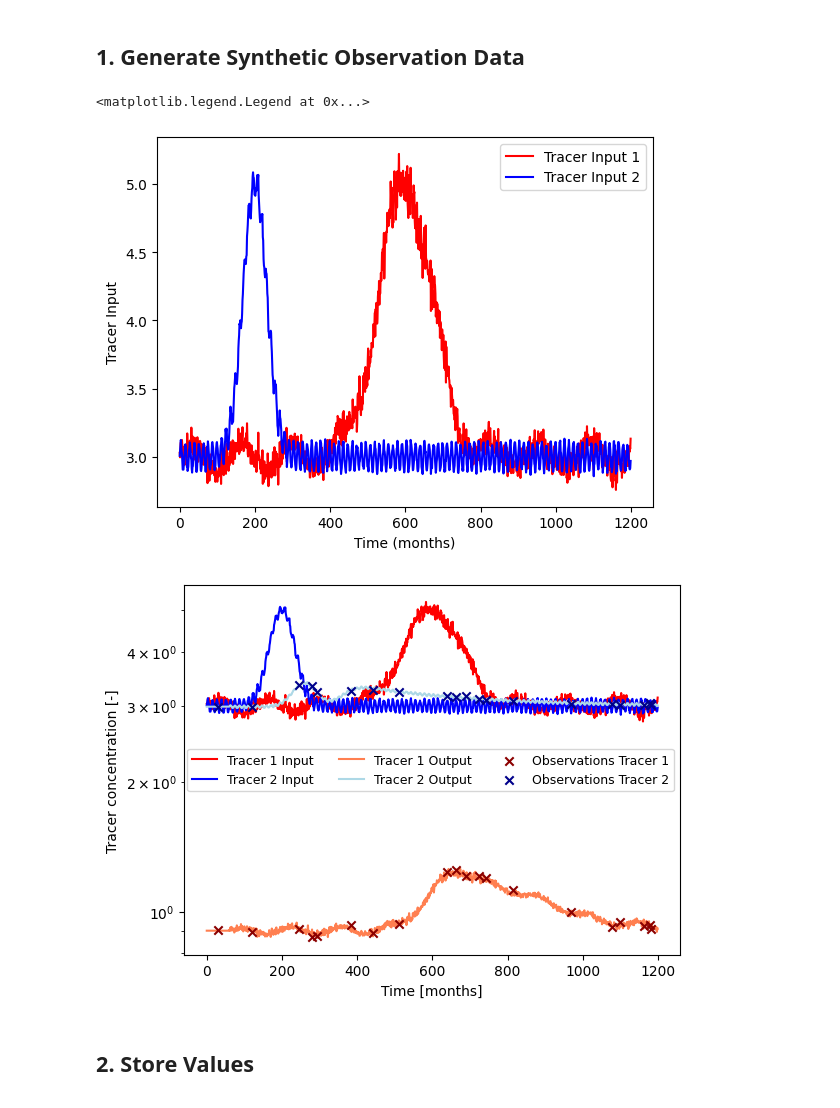
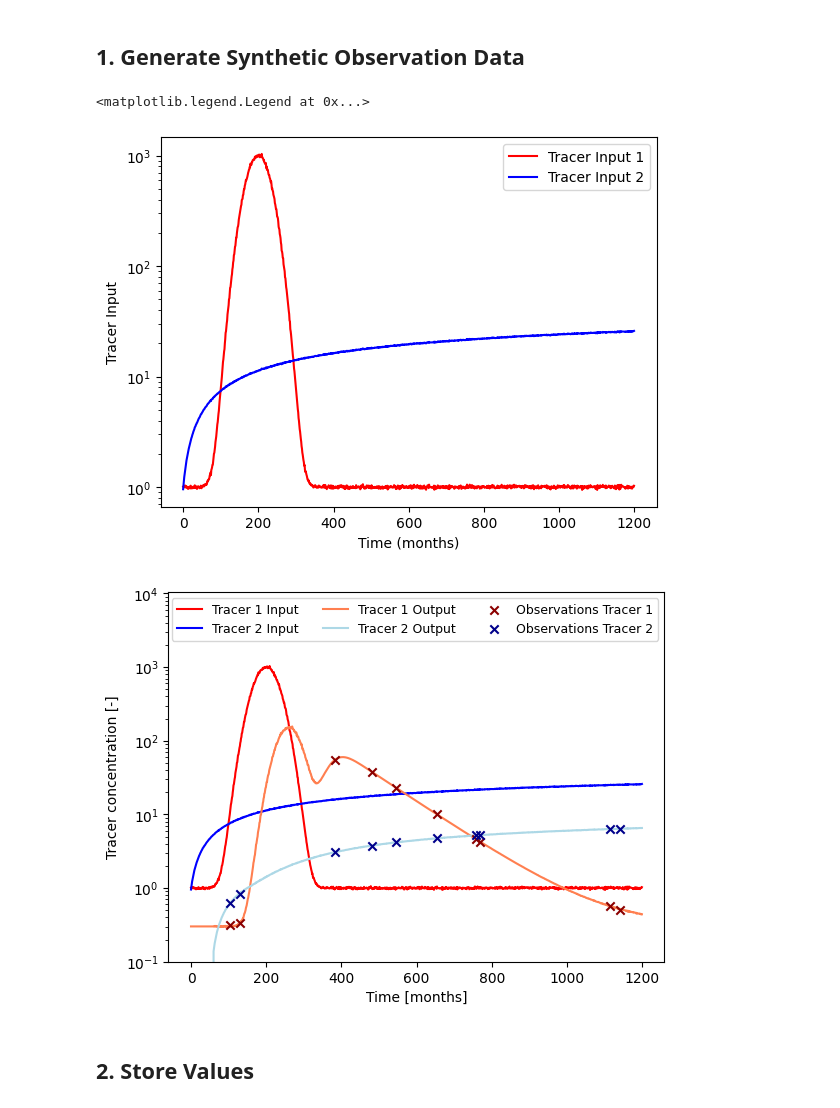
Before and after one commit to iGW-TU-Dresden/PyTracerLab, a Jupyter notebook: docs/examples/example_05.ipynb, the cells around one changed output. Cells and saved outputs as stored; diff of their text form; code cells hidden in the pictures.

```diff
--- a/docs/examples/example_05.ipynb
+++ b/docs/examples/example_05.ipynb
@@ -22,10 +23,9 @@ input_series_1 = np.ones(len(timesteps))
 # we add a pulse of higher tracer input during some years, similar to the
 # increase in tritium in the atmosphere
 # this is just a bell-shaped pulse
-offset = 600.
-scale = - 0.0001 # negative; closer to zero means wider pulse
-input_series_1 += 2 * np.exp(scale * ((timesteps - offset) ** 2))
-input_series_1 += .1 * np.sin(timesteps * 2 * np.pi / (12.0 * 11)) + 2
+offset = 200.
+scale = - 0.0005 # negative; closer to zero means wider pulse
+input_series_1 += 1000 * np.exp(scale * ((timesteps - offset) ** 2))
 # add some noise to the data
 input_series_1 += np.random.normal(0.0, 0.02 * input_series_1, len(input_series_1))
 # %%
@@ -36,14 +36,13 @@ np.random.seed(42)
 
 # this represents the tracer input to the aquifer
 # we start with a constant input of 1.0
-input_series_2 = np.ones(len(timesteps))
+input_series_2 = np.zeros(len(timesteps))
 # we add a pulse of higher tracer input during some years, similar to the
 # increase in tritium in the atmosphere
 # this is just a bell-shaped pulse
 offset = 200.
 scale = - 0.0005 # negative; closer to zero means wider pulse
-input_series_2 += 2 * np.exp(scale * ((timesteps - offset) ** 2))
-input_series_2 += .1 * np.sin(timesteps * 2 * np.pi / (12.0)) + 2
+input_series_2 += 10 * np.log((timesteps / 100) + 1.1)
 # add some noise to the data
 input_series_2 += np.random.normal(0.0, 0.005 * input_series_2, len(input_series_2))
 # %%
@@ -60,24 +59,25 @@ ax.plot(
     label="Tracer Input 2",
     c="blue"
 )
+ax.set_yscale("log")
 ax.set_xlabel("Time (months)")
 ax.set_ylabel("Tracer Input")
 ax.legend()
 # %% [output]
 <matplotlib.legend.Legend at 0x...>
-[figure, old version]
+[figure, new version]
 # %%
 ### combine signals of both tracers to array of shape (timesteps, 2)
 input_series = np.column_stack((input_series_1, input_series_2))
 
 ### define model (the true system; in practice we don't know this)
 # get decay constant
-# we assume a half life of 12.3 years for tracer 1
-t_half = 12.3 * 12.0
+# we assume a half life of 12.3 years for tracer 1 (tritium)
+t_half = 12.32 * 12.0
 lambda_1 = np.log(2.0) / t_half
 
-# we assume a half life of 5700 years for tracer 2
-t_half = 5700 * 12.0
+# we assume a half life of 10.73 years for tracer 2 (krypton-85)
+t_half = 10.73 * 12.0
 lambda_2 = np.log(2.0) / t_half
 
 # create true observations using the model
@@ -86,7 +86,7 @@ m = ism.Model(
     dt=1.0,
     lambda_=[lambda_1, lambda_2],
     input_series=input_series,
-    steady_state_input=[3., 3.],
+    steady_state_input=[1., 0.],
     n_warmup_half_lives=50
 )
 
@@ -115,11 +115,11 @@ true_params = m.params
 output_series = m.simulate()
 # %%
 # make reproducible
-np.random.seed(1234)
+np.random.seed(12345)
 
 # define observations
 # randomly select a number of observations from the output series
-n_obs = 20
+n_obs = 10
 obs_idx = np.random.choice(len(timesteps), n_obs)
 # select the corresponding timesteps and values
 obs_timesteps = timesteps[obs_idx]
@@ -160,34 +160,35 @@ ax.plot(
 )
 ax.plot(
     timesteps,
     output_series[:, 1],
     label="Tracer 2 Output",
     c="lightblue"
 )
 # plot observations
 ax.scatter(
     obs_timesteps,
     obs_values[:, 0],
     label="Observations Tracer 1",
     color="darkred",
     marker="x",
     zorder=10
 )
 ax.scatter(
     obs_timesteps,
     obs_values[:, 1],
     label="Observations Tracer 2",
     color="darkblue",
     marker="x",
     zorder=10
 )
 ax.set_xlabel("Time [months]")
 ax.set_ylabel("Tracer concentration [-]")
 ax.set_yscale("log")
+ax.set_ylim(1e-1)
 ax.legend(ncol=3, fontsize=9)
 plt.show()
 # %% [output]
-[figure, old version]
+[figure, new version]
 # %% [markdown]
 ## 2. Store Values
 # %%
```
Also changed, not shown: parts of 1 cell of this notebook, 9 other files.
